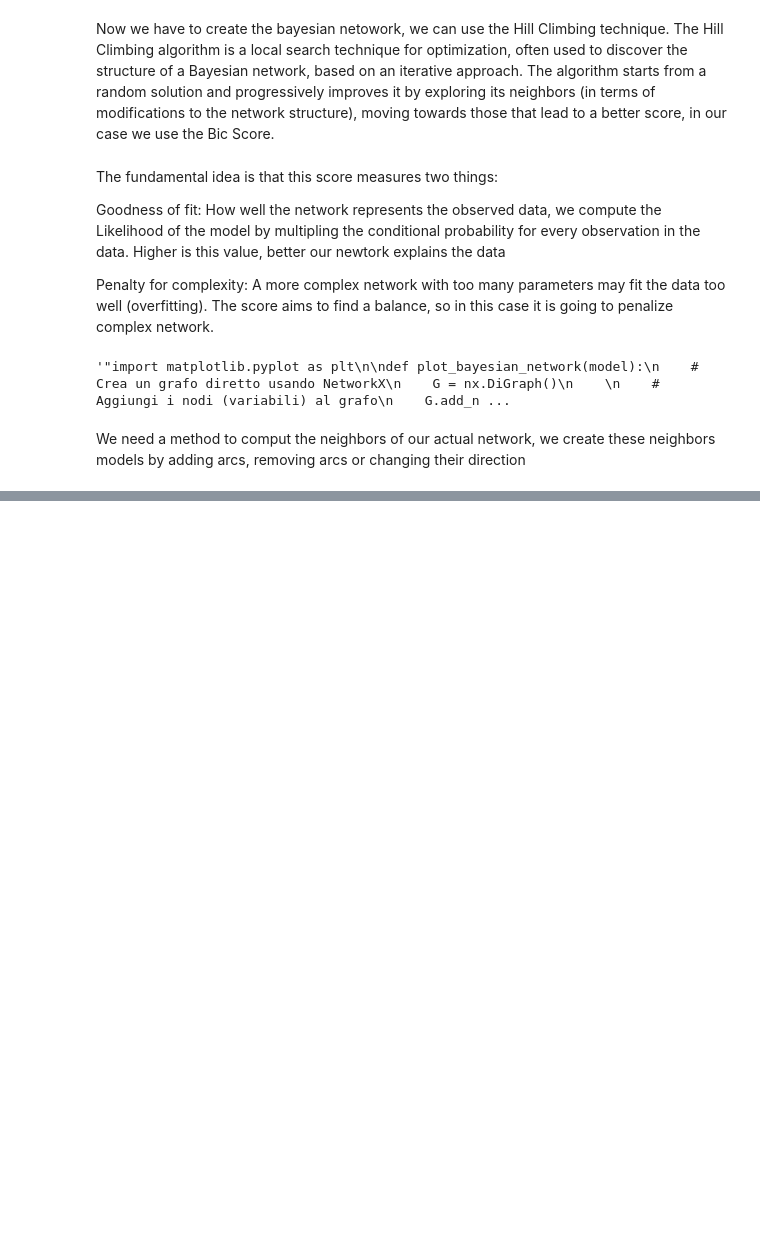
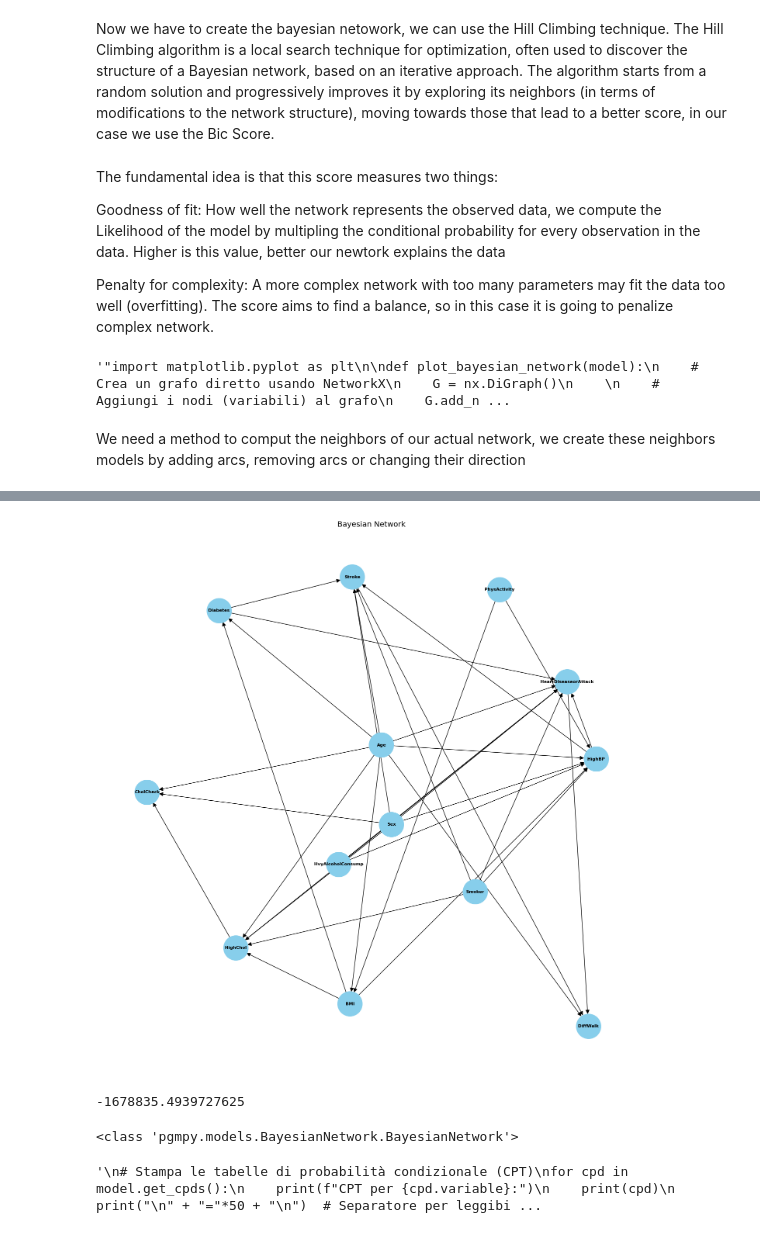
Before and after one commit to aletricca02/MDL3, a Jupyter notebook: project.ipynb, the cells around one changed output, grey strips where cells are left out. Saved outputs shown, nothing was run; the diff lists cells and outputs as text; code cells hidden in the pictures; blank space fills up the shorter version.

```diff
--- a/project.ipynb
+++ b/project.ipynb
@@ -299,0 +340,41 @@ print(best_score)
+# %%
+from pgmpy.models import BayesianModel
+ourbayes = BayesianModel([
+    ('Age', 'HighBP'),
+    ('Age', 'HighChol'),
+    ('Age', 'Diabetes'),
+    ('Age', 'HeartDiseaseorAttack'),
+    ('Age', 'Stroke'),
+    ('Age', 'DiffWalk'),
+    ('Age', 'BMI'),
+    ('Age', 'CholCheck'),
+    ('Sex', 'HighBP'),
+    ('Sex', 'HighChol'),
+    ('Sex', 'HeartDiseaseorAttack'),
+    ('Sex', 'Stroke'),
+    ('Sex', 'CholCheck'),
+    ('Smoker', 'HighBP'),
+    ('Smoker', 'HighChol'),
+    ('Smoker', 'HeartDiseaseorAttack'),
+    ('Smoker', 'Stroke'),
+    ('HvyAlcoholConsump', 'HighBP'),
+    ('HvyAlcoholConsump', 'HeartDiseaseorAttack'),
+    ('PhysActivity', 'BMI'),
+    ('PhysActivity', 'HighBP'),
+    ('BMI', 'Diabetes'),
+    ('BMI', 'HighBP'),
+    ('BMI', 'HighChol'),
+    ('HighBP', 'Stroke'),
+    ('HighBP', 'HeartDiseaseorAttack'),
+    ('HighChol', 'HeartDiseaseorAttack'),
+    ('Diabetes', 'HeartDiseaseorAttack'),
+    ('Diabetes', 'Stroke'),
+    ('HeartDiseaseorAttack', 'DiffWalk'),
+    ('Stroke', 'DiffWalk'),
+    ('HighChol','CholCheck')
+])
+
+plot_bayesian_network(ourbayes)
+bic_score = BicScore(df).score(ourbayes)
+print(bic_score)
+# %% [output]
@@ -299,0 +382,23 @@ print(best_score)
+[figure, added]
+-1678835.4939727625
+# %%
+from pgmpy.estimators import ParameterEstimator, MaximumLikelihoodEstimator
+
+# Crea il modello bayesiano usando la struttura appresa
+from pgmpy.models import BayesianNetwork
+
+# Crea il modello DAG
+model = BayesianNetwork(best_model.edges())
+print(type(model))
+# Stima le CPT con Maximum Likelihood
+model.fit(df, estimator=MaximumLikelihoodEstimator)
+"""
+# Stampa le tabelle di probabilità condizionale (CPT)
+for cpd in model.get_cpds():
+    print(f"CPT per {cpd.variable}:")
+    print(cpd)
+    print("\n" + "="*50 + "\n")  # Separatore per leggibilità"
+    """
+# %% [output]
+<class 'pgmpy.models.BayesianNetwork.BayesianNetwork'>
+'\n# Stampa le tabelle di probabilità condizionale (CPT)\nfor cpd in model.get_cpds():\n    print(f"CPT per {cpd.variable}:")\n    print(cpd)\n    print("\n" + "="*50 + "\n")  # Separatore per leggibi ...
```
Also changed, not shown: parts of 8 cells of this notebook, 6 other files.
